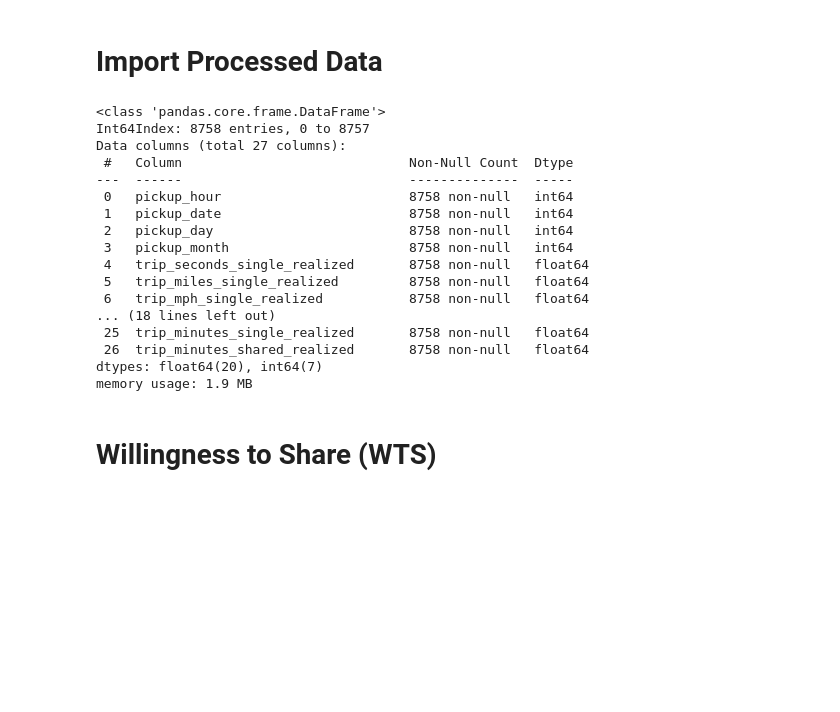
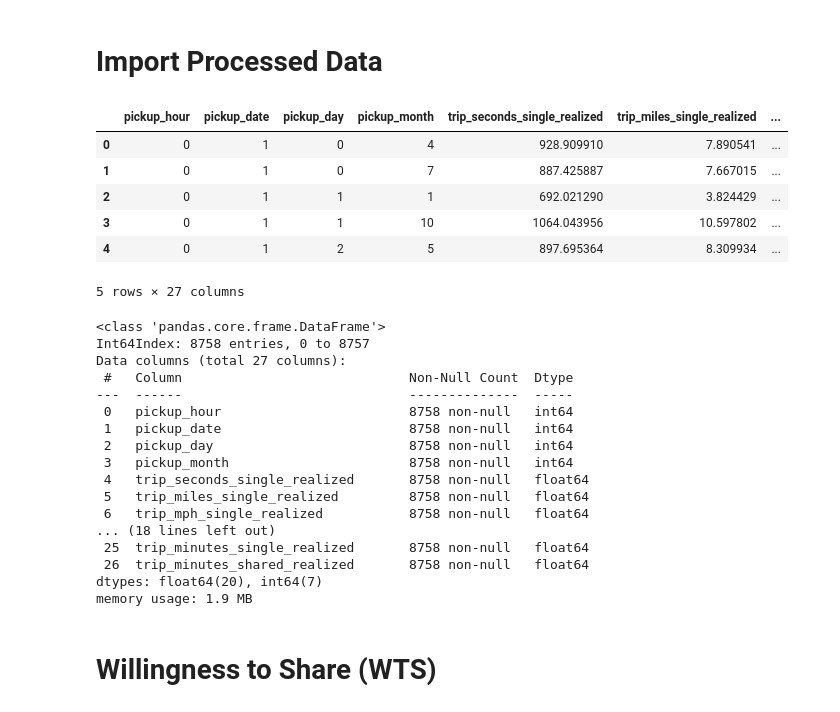
Before and after one commit to UTEL-UIUC/Ridesharing-Scale-Effects, a Jupyter notebook: example.ipynb, the cells around one changed output. Cells and saved outputs as stored; diff of their text form; code cells hidden in the pictures; blank space fills up the shorter version.

```diff
--- a/example.ipynb
+++ b/example.ipynb
@@ -23,25 +23,37 @@ df_merged = df_merged.merge(df_shared_requested, on=['pickup_hour', 'pickup_date
 df_merged['trip_minutes_single_realized'] = df_merged['trip_seconds_single_realized']/60
 df_merged['trip_minutes_shared_realized'] = df_merged['trip_seconds_shared_realized']/60
 # %%
-df_merged.info()
+df_merged.head()
 # %% [output]
+|  | pickup_hour | pickup_date | pickup_day | pickup_month | trip_seconds_single_realized | trip_miles_single_realized | ... |
+| 0 | 0 | 1 | 0 | 4 | 928.909910 | 7.890541 | ... |
+| 1 | 0 | 1 | 0 | 7 | 887.425887 | 7.667015 | ... |
+| 2 | 0 | 1 | 1 | 1 | 692.021290 | 3.824429 | ... |
+| 3 | 0 | 1 | 1 | 10 | 1064.043956 | 10.597802 | ... |
+| 4 | 0 | 1 | 2 | 5 | 897.695364 | 8.309934 | ... |
-<class 'pandas.core.frame.DataFrame'>
-Int64Index: 8758 entries, 0 to 8757
-Data columns (total 27 columns):
- #   Column                             Non-Null Count  Dtype
----  ------                             --------------  -----
- 0   pickup_hour                        8758 non-null   int64
- 1   pickup_date                        8758 non-null   int64
- 2   pickup_day                         8758 non-null   int64
- 3   pickup_month                       8758 non-null   int64
- 4   trip_seconds_single_realized       8758 non-null   float64
- 5   trip_miles_single_realized         8758 non-null   float64
- 6   trip_mph_single_realized           8758 non-null   float64
-... (18 lines left out)
- 25  trip_minutes_single_realized       8758 non-null   float64
- 26  trip_minutes_shared_realized       8758 non-null   float64
-dtypes: float64(20), int64(7)
-memory usage: 1.9 MB
+5 rows × 27 columns
+# %%
+# The merged dataframe has the following columns:
+# The variables names are self-explanatory
+df_merged.info()
+# %% [output]
+<class 'pandas.core.frame.DataFrame'>
+Int64Index: 8758 entries, 0 to 8757
+Data columns (total 27 columns):
+ #   Column                             Non-Null Count  Dtype
+---  ------                             --------------  -----
+ 0   pickup_hour                        8758 non-null   int64
+ 1   pickup_date                        8758 non-null   int64
+ 2   pickup_day                         8758 non-null   int64
+ 3   pickup_month                       8758 non-null   int64
+ 4   trip_seconds_single_realized       8758 non-null   float64
+ 5   trip_miles_single_realized         8758 non-null   float64
+ 6   trip_mph_single_realized           8758 non-null   float64
+... (18 lines left out)
+ 25  trip_minutes_single_realized       8758 non-null   float64
+ 26  trip_minutes_shared_realized       8758 non-null   float64
+dtypes: float64(20), int64(7)
+memory usage: 1.9 MB
 # %% [markdown]
 # Willingness to Share (WTS)
 # %%
```
Also changed, not shown: 3 other files.
